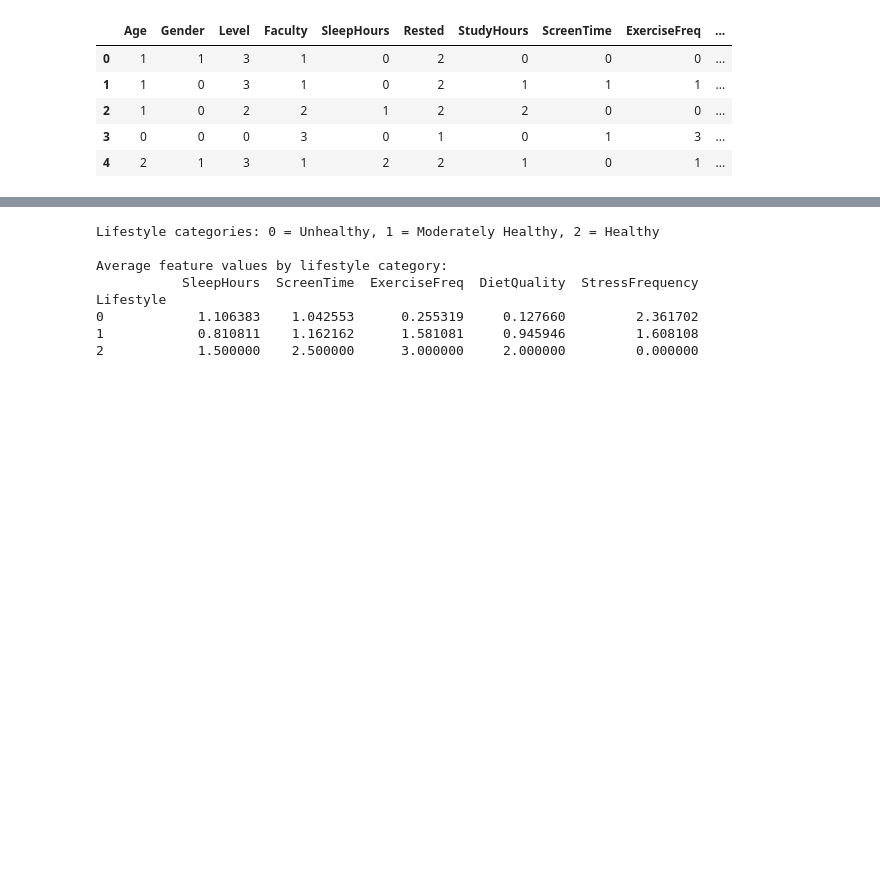
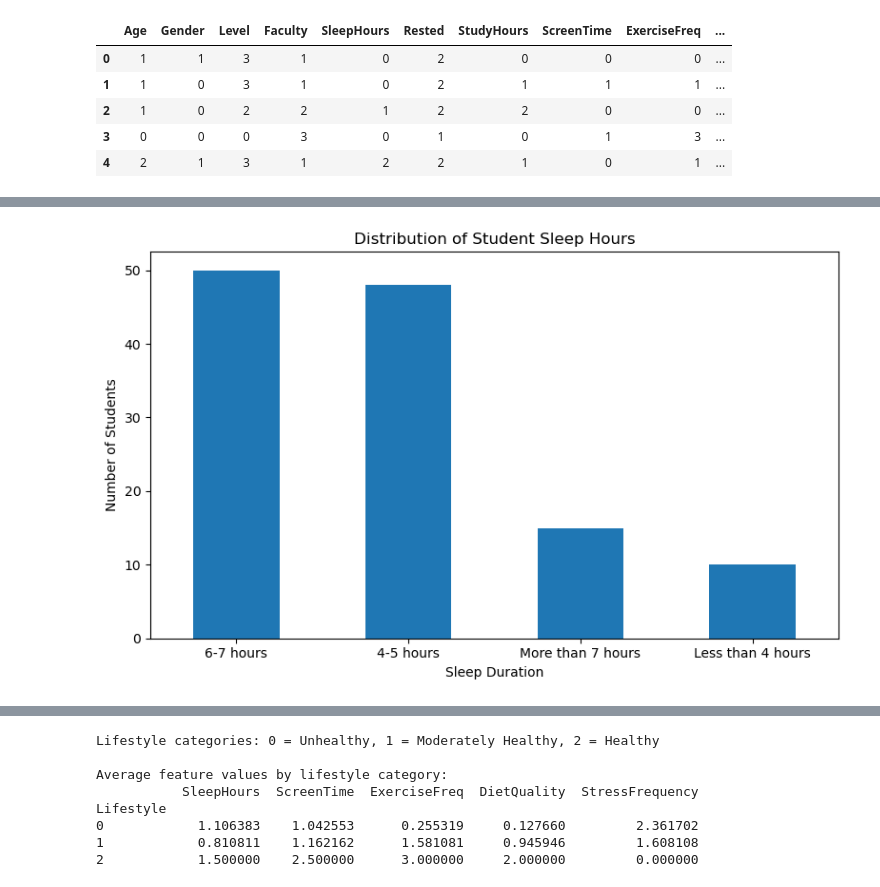
Before and after one commit to Astricwill/my-final-year-project, a Jupyter notebook: preprocessing.ipynb, the cells around one changed output, grey strips where cells are left out. Cells and saved outputs as stored; diff of their text form; code cells hidden in the pictures; blank space fills up the shorter version.

```diff
--- a/preprocessing.ipynb
+++ b/preprocessing.ipynb
@@ -122,0 +158,21 @@ Below are simple comparisons of key features by lifestyle class. First we comput
+# %%
+# Sleep hours distribution Graph
+sleep_map = {
+    0: "4-5 hours",
+    1: "6-7 hours",
+    2: "Less than 4 hours",
+    3: "More than 7 hours"
+}
+
+sleep_counts = data['SleepHours'].map(sleep_map).value_counts()
+
+plt.figure(figsize=(8,5))
+sleep_counts.plot(kind='bar')
+plt.title('Distribution of Student Sleep Hours')
+plt.xlabel('Sleep Duration')
+plt.ylabel('Number of Students')
+plt.xticks(rotation=0)
+plt.tight_layout()
+plt.show()
+# %% [output]
+[figure, added]
```
Also changed, not shown: parts of 13 cells of this notebook.
